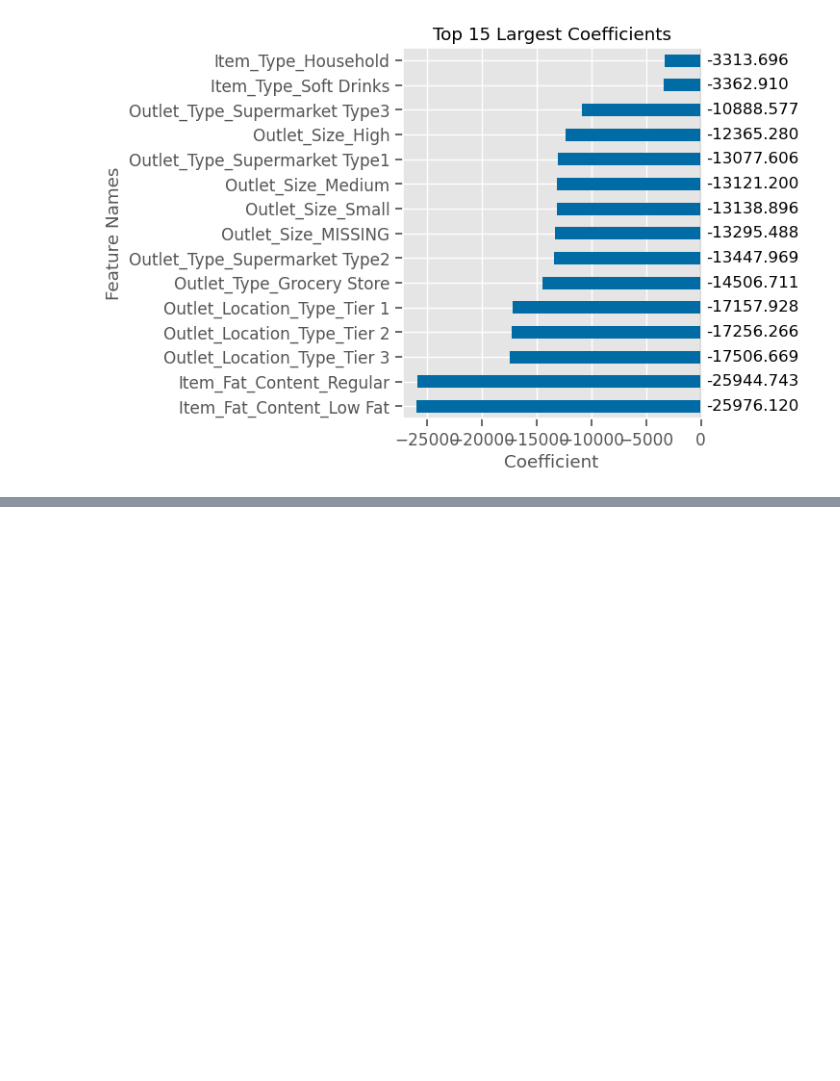
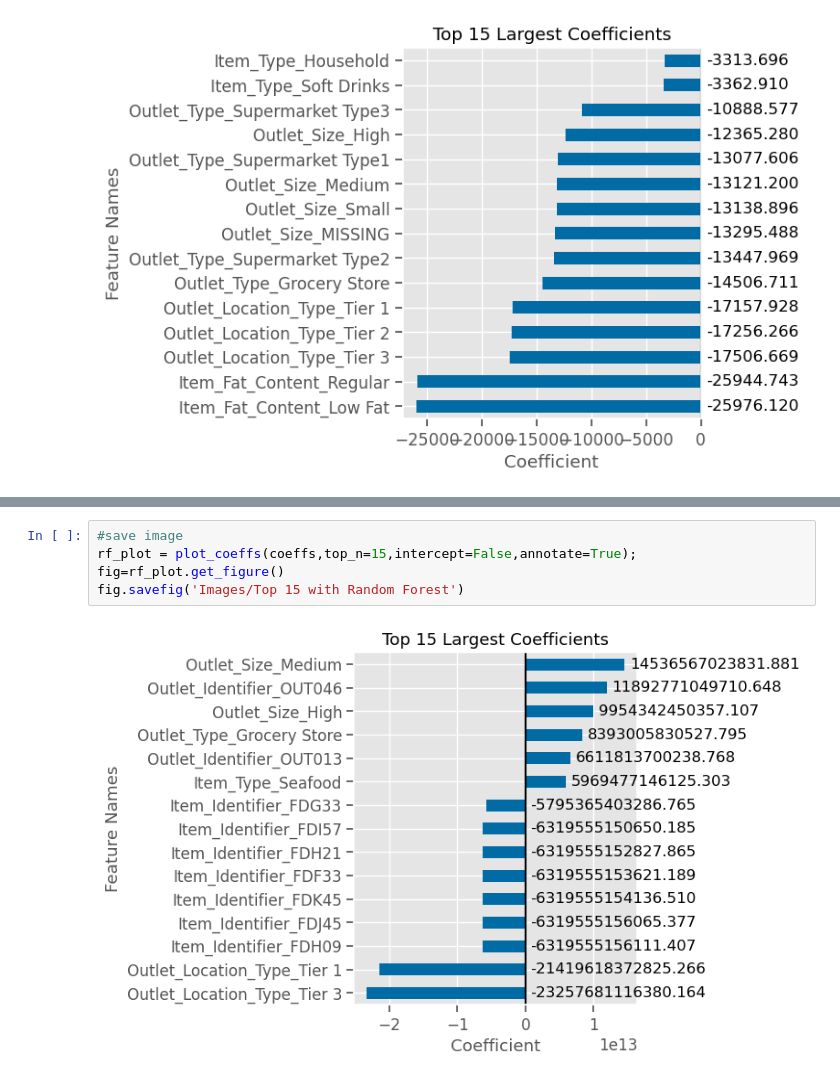
Before and after one commit to Elispreng/Grocery_Sales, a Jupyter notebook: Grocery Sales with Coeff.ipynb, the cells around one changed output, grey strips where cells are left out. Drawn from its saved outputs; the diff is of its cells as text; blank space fills up the shorter version.

```diff
--- a/Grocery Sales with Coeff.ipynb
+++ b/Grocery Sales with Coeff.ipynb
@@ -414,0 +449,7 @@ fig.savefig('Images/Top 15 with Linear Regression_no Outlet Indentifier')
+# %%
+#save image
+rf_plot = plot_coeffs(coeffs,top_n=15,intercept=False,annotate=True);
+fig=rf_plot.get_figure()
+fig.savefig('Images/Top 15 with Random Forest')
+# %% [output]
+[figure, added]
```
Also changed, not shown: parts of 3 cells of this notebook, 2 other files.
